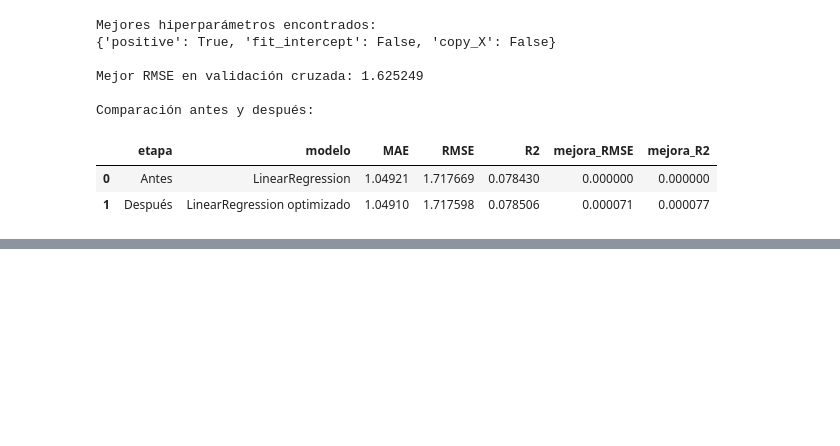
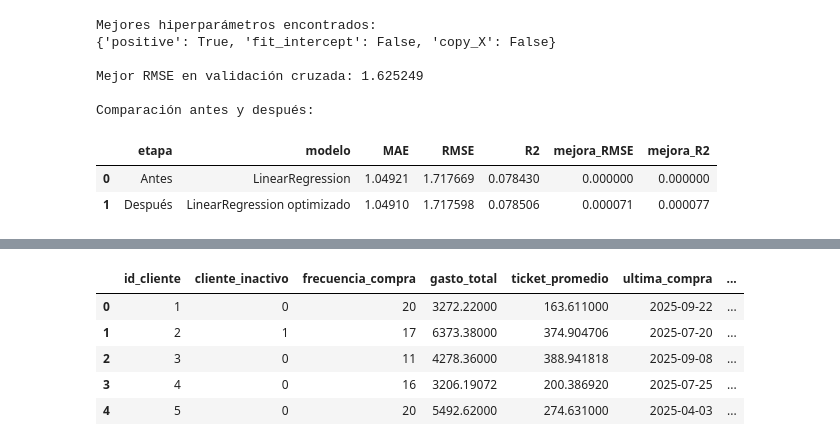
Before and after one commit to cristopfer/Analitica_Datos_01, a Jupyter notebook: proyecto-andinaretail/notebooks/Notebook 03_predictivo.ipynb, the cells around one changed output, grey strips where cells are left out. Drawn from its saved outputs; the diff is of its cells as text; code cells hidden in the pictures; blank space fills up the shorter version.

```diff
--- a/proyecto-andinaretail/notebooks/Notebook 03_predictivo.ipynb
+++ b/proyecto-andinaretail/notebooks/Notebook 03_predictivo.ipynb
@@ -435,0 +530,88 @@ Comparación antes y después:
+# %%
+# Construcción del dataset de clasificación con corte temporal
+
+ventas_total = df_ventas.copy()
+ventas_total['fecha'] = pd.to_datetime(ventas_total['fecha'])
+
+fecha_maxima = ventas_total['fecha'].max()
+fecha_corte = fecha_maxima - pd.Timedelta(days=90)
+
+ventas_hist = ventas_total[ventas_total['fecha'] <= fecha_corte].copy()
+
+# Agregados históricos por cliente usando solo información disponible antes del corte
+agregados_hist = ventas_hist.groupby('id_cliente').agg(
+    frecuencia_compra=('id_venta', 'count'),
+    gasto_total=('monto_total', 'sum'),
+    ticket_promedio=('monto_total', 'mean'),
+    ultima_compra=('fecha', 'max'),
+    compras_digitales=('canal', lambda s: s.isin(['Web', 'App']).sum())
+).reset_index()
+
+agregados_hist['dias_inactividad'] = (fecha_corte - agregados_hist['ultima_compra']).dt.days
+agregados_hist['porcentaje_digital'] = np.where(
+    agregados_hist['frecuencia_compra'] > 0,
+    agregados_hist['compras_digitales'] / agregados_hist['frecuencia_compra'],
+    0
+)
+
+# Canal predominante calculado solo con el historial permitido
+canal_hist = (
+    ventas_hist.assign(canal_digital=ventas_hist['canal'].isin(['Web', 'App']))
+    .groupby('id_cliente')['canal']
+    .agg(lambda s: s.mode().iloc[0] if not s.mode().empty else 'Sin compra')
+    .reset_index()
+    .rename(columns={'canal': 'canal_historico_principal'})
+)
+
+# Etiqueta de inactividad: 1 si el último pedido quedó fuera de la ventana de los últimos 90 días
+ultima_compra_total = ventas_total.groupby('id_cliente')['fecha'].max().reset_index().rename(columns={'fecha': 'ultima_compra_total'})
+
+df_clasificacion = (
+    df_clientes[['id_cliente', 'edad', 'genero', 'ciudad', 'distrito', 'fecha_registro', 'canal_preferido', 'segmento']]
+    .rename(columns={
+        'ciudad': 'ciudad_cliente',
+        'distrito': 'distrito_cliente',
+        'fecha_registro': 'fecha_registro_cliente',
+        'canal_preferido': 'canal'
+    })
+    .merge(agregados_hist, on='id_cliente', how='left')
+    .merge(canal_hist, on='id_cliente', how='left')
+    .merge(ultima_compra_total, on='id_cliente', how='left')
+)
+
+df_clasificacion['cliente_inactivo'] = np.where(
+    df_clasificacion['ultima_compra_total'].isna() | (df_clasificacion['ultima_compra_total'] <= fecha_corte),
+    1,
+    0
+)
+
+# Clientes sin compras históricas se consideran inactivos y quedan con agregados en cero
+columnas_cero = ['frecuencia_compra', 'gasto_total', 'ticket_promedio', 'compras_digitales', 'porcentaje_digital']
+for columna in columnas_cero:
+    df_clasificacion[columna] = df_clasificacion[columna].fillna(0)
+
+df_clasificacion['ultima_compra'] = df_clasificacion['ultima_compra'].fillna(pd.NaT)
+df_clasificacion['dias_inactividad'] = np.where(
+    df_clasificacion['dias_inactividad'].isna(),
+    (fecha_corte - pd.to_datetime(df_clasificacion['fecha_registro_cliente'])).dt.days,
+    df_clasificacion['dias_inactividad']
+)
+
+# Limpieza para dejar un dataset descriptivo y listo para modelado posterior
+df_clasificacion = df_clasificacion[[
+    'id_cliente', 'cliente_inactivo', 'frecuencia_compra', 'gasto_total', 'ticket_promedio', 'ultima_compra', 'dias_inactividad',
+    'canal', 'canal_historico_principal', 'segmento', 'edad', 'genero', 'ciudad_cliente', 'distrito_cliente', 'fecha_registro_cliente'
+]].copy()
+
+print('Fecha máxima de ventas:', fecha_maxima.date())
+print('Fecha de corte para inactividad:', fecha_corte.date())
+print('Distribución del target:')
+display(df_clasificacion['cliente_inactivo'].value_counts().rename_axis('cliente_inactivo').reset_index(name='conteo'))
+print('\ndf_clasificacion listo:')
+print(df_clasificacion.shape)
+display(df_clasificacion.head())
+
+ruta_salida_clasificacion = data_dir / 'df_clasificacion.csv'
+df_clasificacion.to_csv(ruta_salida_clasificacion, index=False, encoding='utf-8')
+print(f'Dataset exportado en: {ruta_salida_clasificacion}')
+# %% [output]
@@ -435,0 +626,6 @@ Comparación antes y después:
+|  | id_cliente | cliente_inactivo | frecuencia_compra | gasto_total | ticket_promedio | ultima_compra | ... |
+| 0 | 1 | 0 | 20 | 3272.22000 | 163.611000 | 2025-09-22 | ... |
+| 1 | 2 | 1 | 17 | 6373.38000 | 374.904706 | 2025-07-20 | ... |
+| 2 | 3 | 0 | 11 | 4278.36000 | 388.941818 | 2025-09-08 | ... |
+| 3 | 4 | 0 | 16 | 3206.19072 | 200.386920 | 2025-07-25 | ... |
+| 4 | 5 | 0 | 20 | 5492.62000 | 274.631000 | 2025-04-03 | ... |
```
Also changed, not shown: parts of 6 cells of this notebook, 1 other file.
